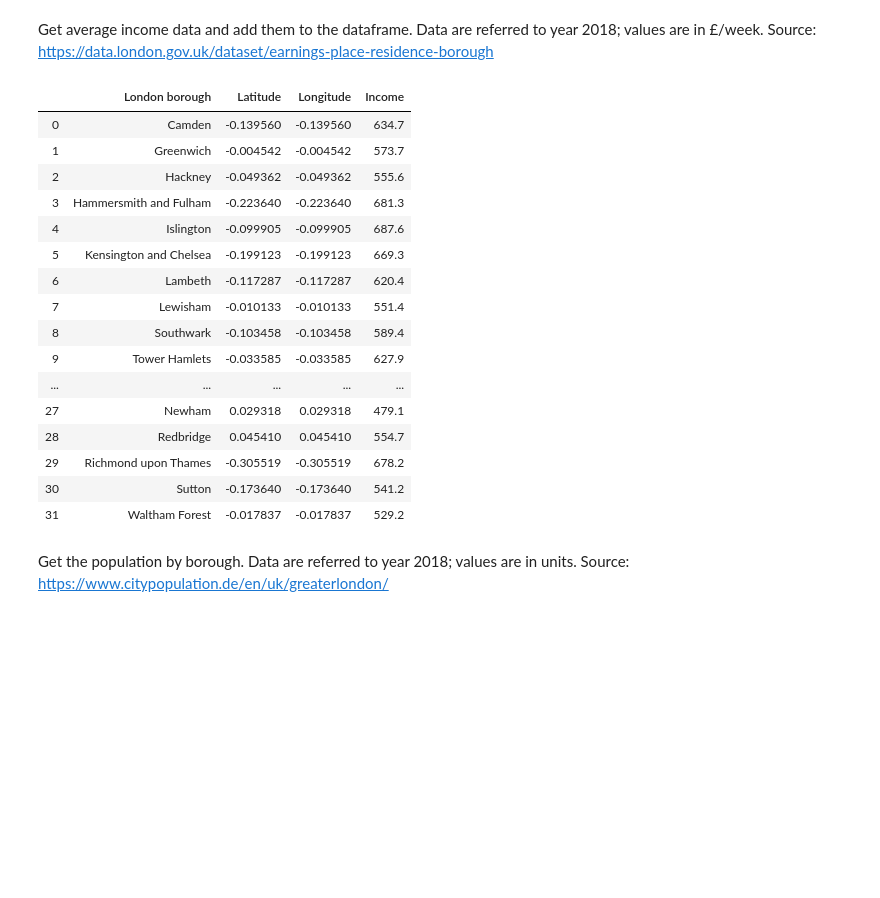
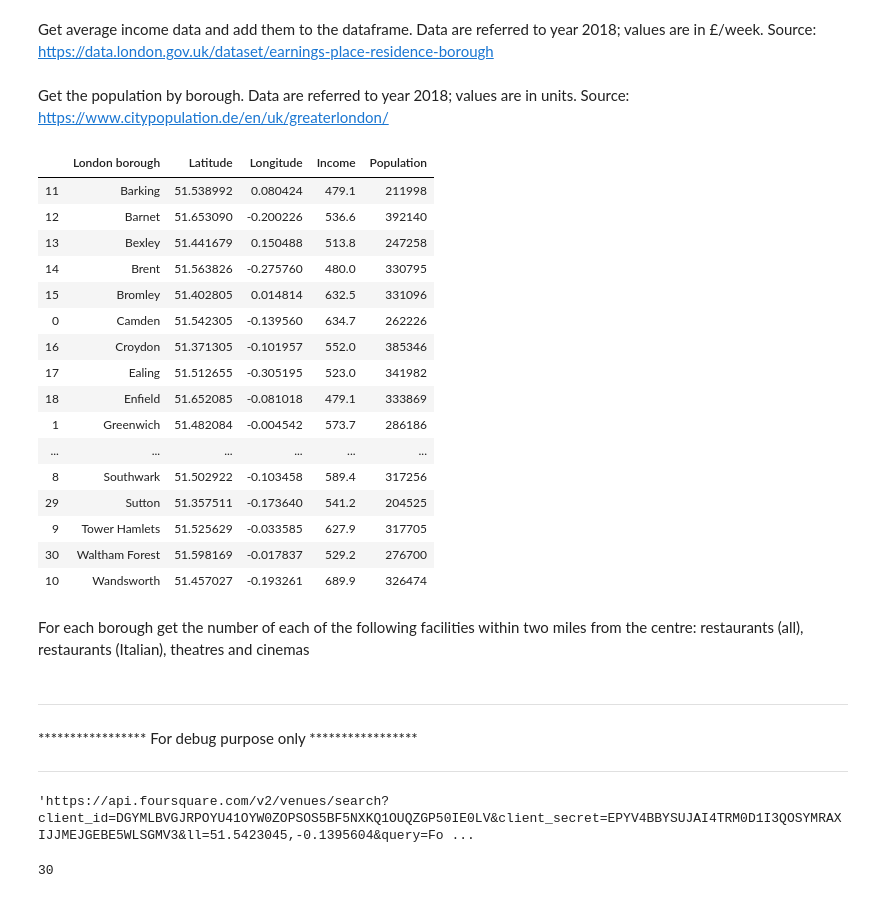
Before and after one commit to bianconif/Coursera_Capstone, a Jupyter notebook: BattleOfNeighbourhoods/BattleOfNeighbourhoods.ipynb, the cells around one changed output. Saved outputs shown, nothing was run; the diff lists cells and outputs as text; code cells hidden in the pictures; blank space fills up the shorter version.

Commit message:
Added code for counting amenities around search point

```diff
--- a/BattleOfNeighbourhoods/BattleOfNeighbourhoods.ipynb
+++ b/BattleOfNeighbourhoods/BattleOfNeighbourhoods.ipynb
@@ -60,6 +60,5 @@ for borough in boroughs:
     locations.append(geolocator.geocode(borough + ', London'))
 # %%
 #Add geolocation to the dataframe
-df['Latitude'] = [location.longitude for location in locations]
+df['Latitude'] = [location.latitude for location in locations]
 df['Longitude'] = [location.longitude for location in locations]
-df
@@ -96,24 +79,6 @@ for key in replacements.keys():
 
 #Merge with the original dataset
 df = pd.merge(df, df_income, how = 'inner', on = ['London borough'])
-# %% [output]
-|  | London borough | Latitude | Longitude | Income |
-| 0 | Camden | -0.139560 | -0.139560 | 634.7 |
-| 1 | Greenwich | -0.004542 | -0.004542 | 573.7 |
-| 2 | Hackney | -0.049362 | -0.049362 | 555.6 |
-| 3 | Hammersmith and Fulham | -0.223640 | -0.223640 | 681.3 |
-| 4 | Islington | -0.099905 | -0.099905 | 687.6 |
-| 5 | Kensington and Chelsea | -0.199123 | -0.199123 | 669.3 |
-| 6 | Lambeth | -0.117287 | -0.117287 | 620.4 |
-| 7 | Lewisham | -0.010133 | -0.010133 | 551.4 |
-| 8 | Southwark | -0.103458 | -0.103458 | 589.4 |
-| 9 | Tower Hamlets | -0.033585 | -0.033585 | 627.9 |
-| ... | ... | ... | ... | ... |
-| 27 | Newham | 0.029318 | 0.029318 | 479.1 |
-| 28 | Redbridge | 0.045410 | 0.045410 | 554.7 |
-| 29 | Richmond upon Thames | -0.305519 | -0.305519 | 678.2 |
-| 30 | Sutton | -0.173640 | -0.173640 | 541.2 |
-| 31 | Waltham Forest | -0.017837 | -0.017837 | 529.2 |
 # %% [markdown]
 Get the population by borough. Data are referred to year 2018; values are in units. Source: https://www.citypopulation.de/en/uk/greaterlondon/
 # %%
@@ -122,4 +87,26 @@ source = 'https://raw.githubusercontent.com/biancovic/Coursera_Capstone/master/B
 df_population = pd.read_csv(source)
 
 #Merge with the original dataset
-df = pd.merge(df, df_income, how = 'inner', on = ['London borough'])
+df = pd.merge(df, df_population, how = 'inner', on = ['London borough'])
+# %%
+df.sort_values(by = 'London borough', axis = 0, ascending = True)
+# %% [output]
+|  | London borough | Latitude | Longitude | Income | Population |
+| 11 | Barking | 51.538992 | 0.080424 | 479.1 | 211998 |
+| 12 | Barnet | 51.653090 | -0.200226 | 536.6 | 392140 |
+| 13 | Bexley | 51.441679 | 0.150488 | 513.8 | 247258 |
+| 14 | Brent | 51.563826 | -0.275760 | 480.0 | 330795 |
+| 15 | Bromley | 51.402805 | 0.014814 | 632.5 | 331096 |
+| 0 | Camden | 51.542305 | -0.139560 | 634.7 | 262226 |
+| 16 | Croydon | 51.371305 | -0.101957 | 552.0 | 385346 |
+| 17 | Ealing | 51.512655 | -0.305195 | 523.0 | 341982 |
+| 18 | Enfield | 51.652085 | -0.081018 | 479.1 | 333869 |
+| 1 | Greenwich | 51.482084 | -0.004542 | 573.7 | 286186 |
+| ... | ... | ... | ... | ... | ... |
+| 8 | Southwark | 51.502922 | -0.103458 | 589.4 | 317256 |
+| 29 | Sutton | 51.357511 | -0.173640 | 541.2 | 204525 |
+| 9 | Tower Hamlets | 51.525629 | -0.033585 | 627.9 | 317705 |
+| 30 | Waltham Forest | 51.598169 | -0.017837 | 529.2 | 276700 |
+| 10 | Wandsworth | 51.457027 | -0.193261 | 689.9 | 326474 |
+# %% [markdown]
+For each borough get the number of each of the following facilities within two miles from the centre: restaurants (all), restaurants (Italian), theatres and cinemas
@@ -125,0 +117,22 @@ df = pd.merge(df, df_income, how = 'inner', on = ['London borough'])
+# %% [markdown]
+**********************************************************
+***************** For debug purpose only *****************
+**********************************************************
+# %%
+#Test
+latitude = df.loc[0, 'Latitude']
+longitude = df.loc[0, 'Longitude']
+latitude, longitude
+#url = 'https://api.foursquare.com/v2/venues/search?client_id={}&client_secret={}&ll={},{}&v={}&query={}&radius={}&limit={}'.format(CLIENT_ID, CLIENT_SECRET, row['Latitude'], row['Longitude'], VERSION, search_query, radius, LIMIT)
+search_query = 'Food'
+radius = 1500
+version = '20200616'
+url = 'https://api.foursquare.com/v2/venues/search?client_id={}&client_secret={}&ll={},{}&query={}&radius={}&v={}'.format(CLIENT_ID, CLIENT_SECRET, latitude, longitude, search_query, radius, version)
+url
+# %% [output]
+'https://api.foursquare.com/v2/venues/search?client_id=DGYMLBVGJRPOYU41OYW0ZOPSOS5BF5NXKQ1OUQZGP50IE0LV&client_secret=EPYV4BBYSUJAI4TRM0D1I3QOSYMRAXIJJMEJGEBE5WLSGMV3&ll=51.5423045,-0.1395604&query=Fo ...
+# %%
+results = requests.get(url).json()
+len(results['response']['venues'])
+# %% [output]
+30
```
Also changed, not shown: parts of 6 cells of this notebook.
